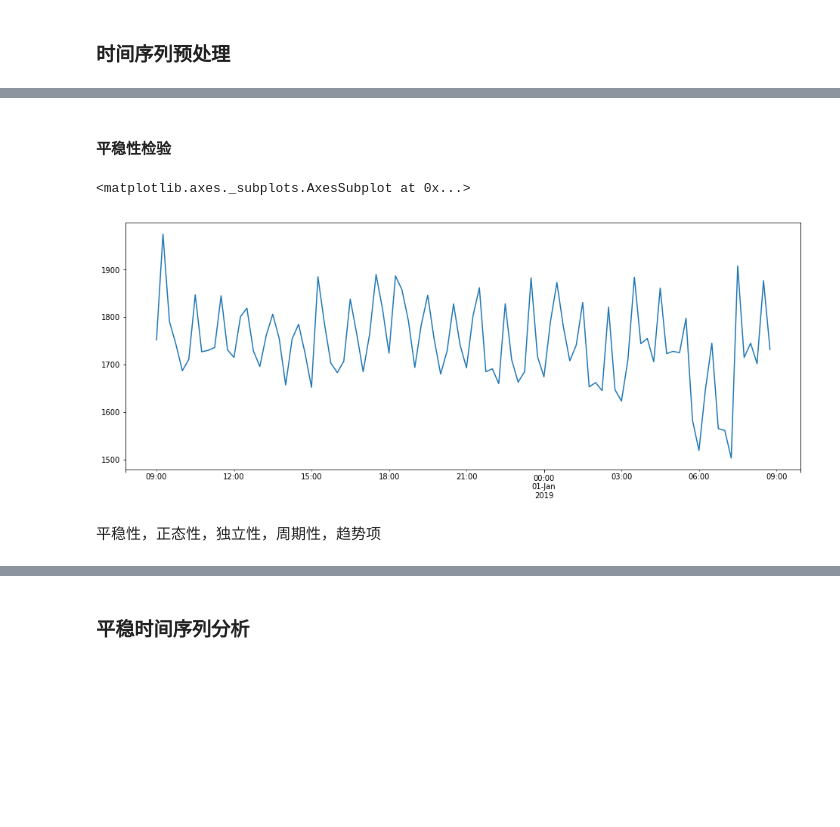
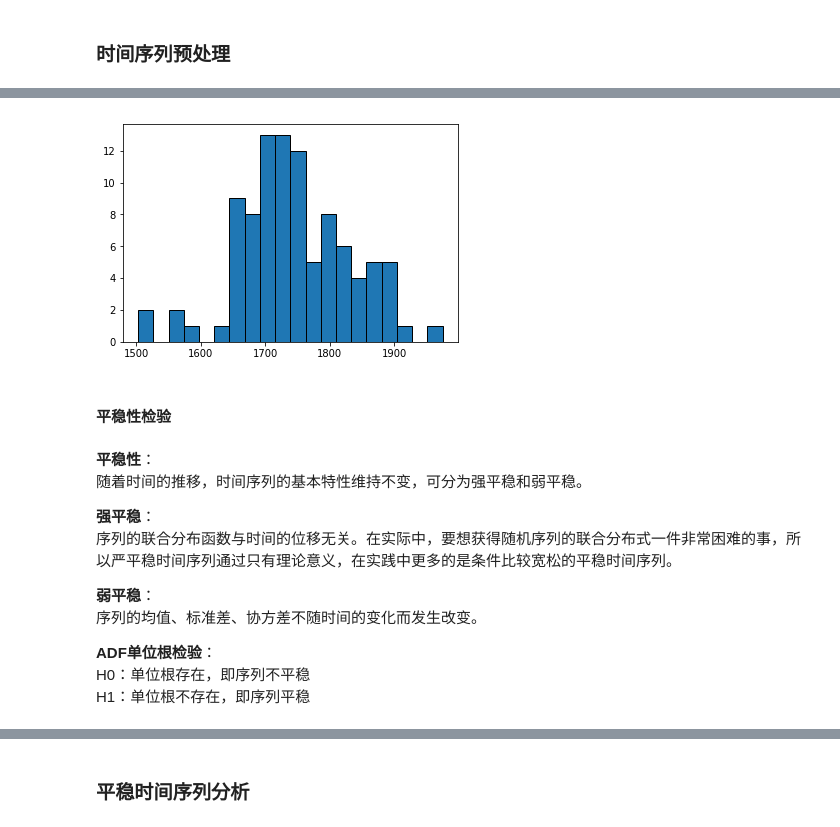
Before and after one commit to w26738/Notebook, a Jupyter notebook: data_analysis/time_series_101.ipynb, the cells around one changed output, grey strips where cells are left out. Cells and saved outputs as stored; diff of their text form; code cells hidden in the pictures; blank space fills up the shorter version.

```diff
--- a/data_analysis/time_series_101.ipynb
+++ b/data_analysis/time_series_101.ipynb
@@ -320,2 +341,6 @@ close_px.rolling(60, min_periods=10).mean().plot();
+# %%
+plt.hist(rrc_att_ser, bins=20, edgecolor='k');
+# %% [output]
+[figure, added]
 # %% [markdown]
 #### 平稳性检验
@@ -337,7 +347,13 @@ rrc_att_ser = pd.Series(rrc_att, index=index)
-# %%
-rrc_att_ser.plot(figsize=(16,6))
-# %% [output]
-<matplotlib.axes._subplots.AxesSubplot at 0x...>
-[figure, removed]
-# %% [markdown]
-平稳性，正态性，独立性，周期性，趋势项
+# %% [markdown]
+**平稳性**：
+随着时间的推移，时间序列的基本特性维持不变，可分为强平稳和弱平稳。
+
+**强平稳**：
+序列的联合分布函数与时间的位移无关。在实际中，要想获得随机序列的联合分布式一件非常困难的事，所以严平稳时间序列通过只有理论意义，在实践中更多的是条件比较宽松的平稳时间序列。
+
+**弱平稳**：
+序列的均值、标准差、协方差不随时间的变化而发生改变。
+
+**ADF单位根检验**：
+H0：单位根存在，即序列不平稳
+H1：单位根不存在，即序列平稳
```
Also changed, not shown: parts of 13 cells of this notebook.
